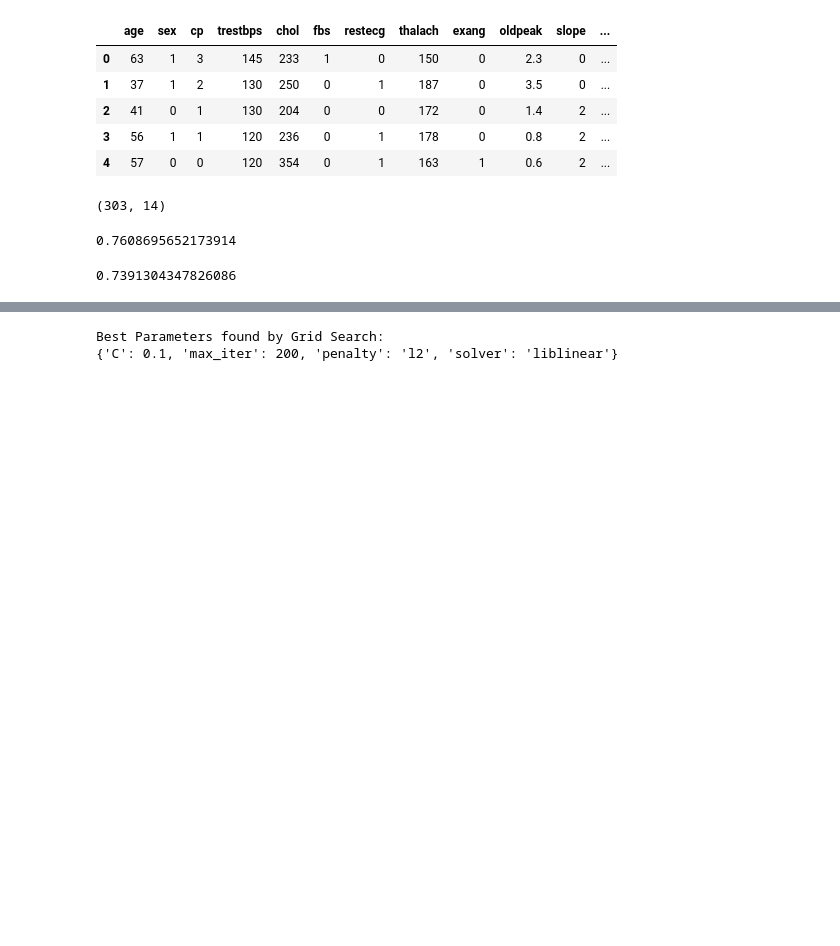
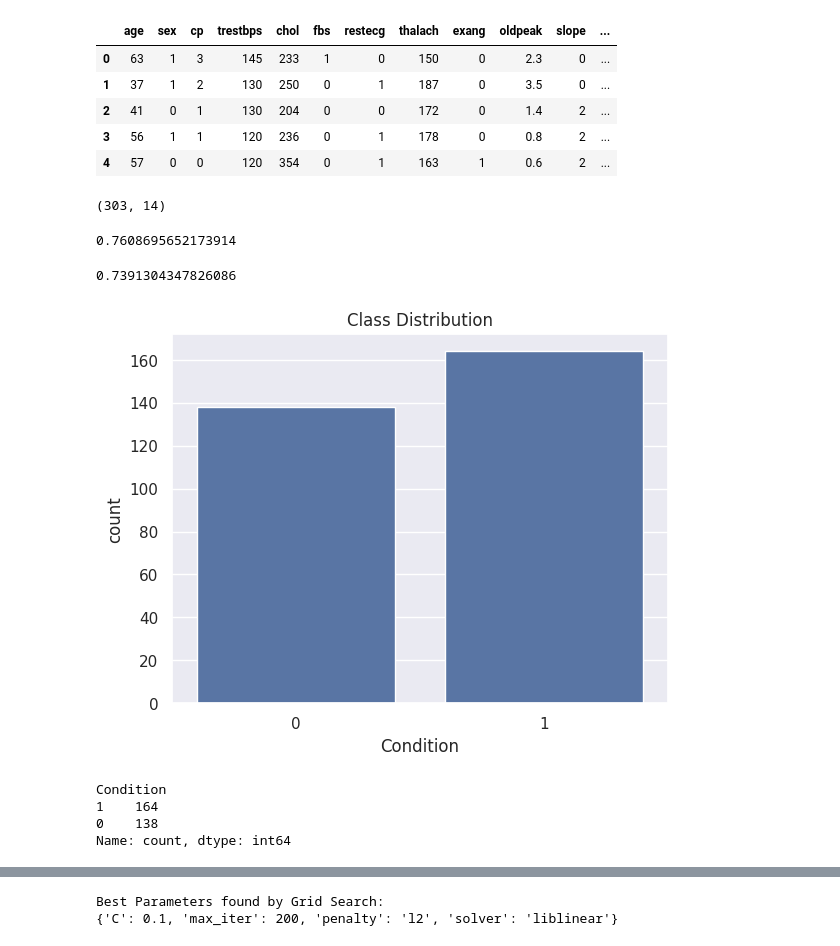
Before and after one commit to GudLukas/Lovelace-Team-Project, a Jupyter notebook: datacleanup.ipynb, the cells around one changed output, grey strips where cells are left out. Saved outputs shown, nothing was run; the diff lists cells and outputs as text; code cells hidden in the pictures; blank space fills up the shorter version.

```diff
--- a/datacleanup.ipynb
+++ b/datacleanup.ipynb
@@ -242,6 +242,23 @@ y_pred5 = rf.predict(X_test)
 accuracy_score(y_test,y_pred5)
 # %% [output]
 0.7391304347826086
+# %%
+# Check class distribution
+sns.countplot(x=df['Condition'])
+plt.title("Class Distribution")
+plt.show()
+
+# Print the actual counts
+print(df['Condition'].value_counts())
+
+#check for class imbalances - if the dataset has a lot of one type and
+#the ML is biased to find that type, it will yield a false high accuracy.
+# %% [output]
+[figure, added]
+Condition
+1    164
+0    138
+Name: count, dtype: int64
 # %%
 from sklearn.metrics import confusion_matrix
 import seaborn as sns
```
Also changed, not shown: parts of 1 cell of this notebook.
